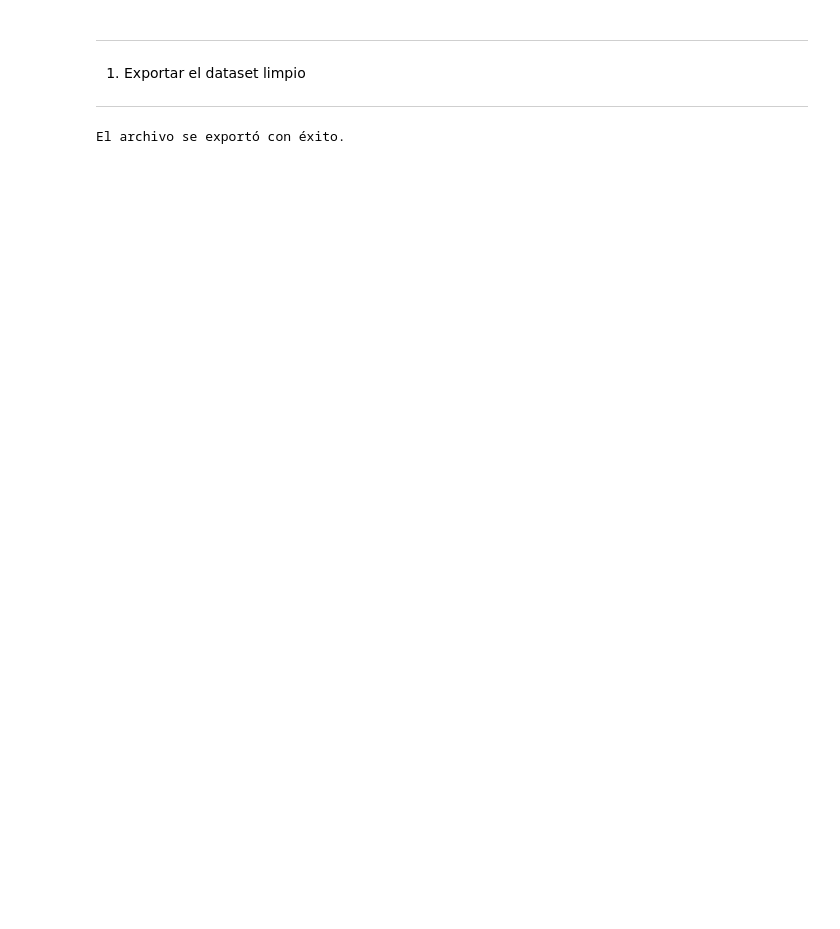
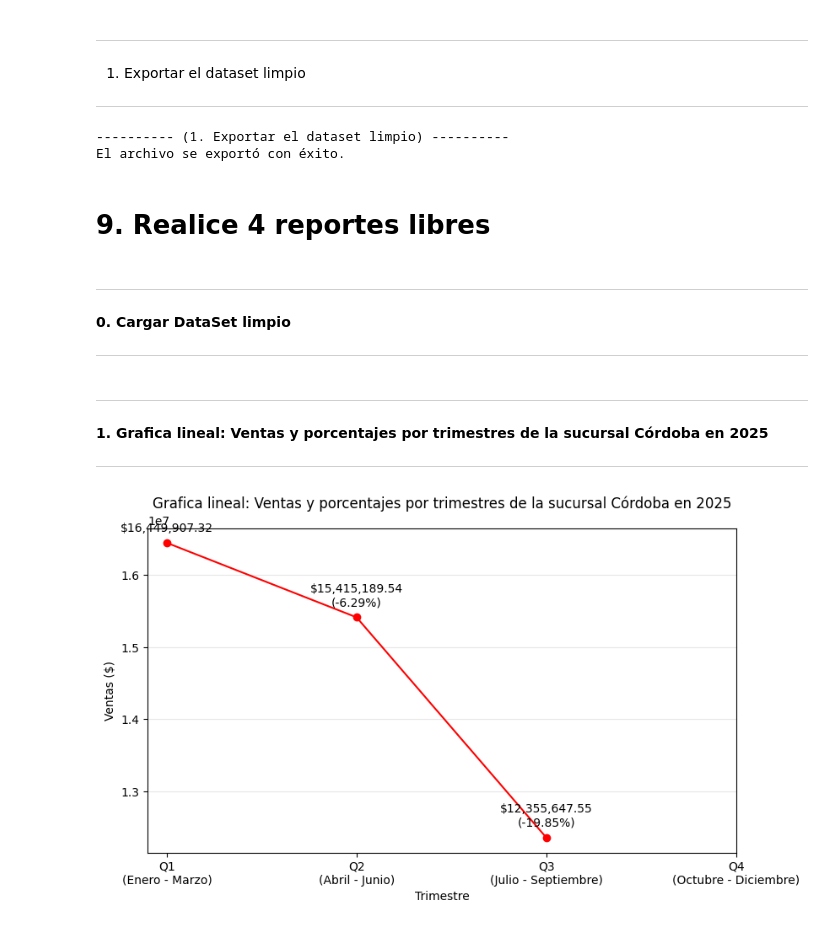
Before and after one commit to IlianRodriguez/Topicos-especiales-II, a Jupyter notebook: Laboratorios/Laboratorio2/Laboratorio2_IlianRodriguez.ipynb, the cells around one changed output. Cells and saved outputs as stored; diff of their text form; code cells hidden in the pictures; blank space fills up the shorter version.

Commit message:
Finalizacion del Laboratorio2

```diff
--- a/Laboratorios/Laboratorio2/Laboratorio2_IlianRodriguez.ipynb
+++ b/Laboratorios/Laboratorio2/Laboratorio2_IlianRodriguez.ipynb
@@ -847,10 +874,58 @@ Valores negativos en total_venta: 0
 
 ---
 # %%
+print("---------- (1. Exportar el dataset limpio) ----------")
 try:
     df.to_csv("retail_ferreteria_limpio.csv", index=False, encoding="utf-8-sig")
     print("El archivo se exportó con éxito.")
 except Exception as e:
     print(f"Error al exportar el archivo: {e}")
 # %% [output]
+---------- (1. Exportar el dataset limpio) ----------
 El archivo se exportó con éxito.
+# %% [markdown]
+# **9.	Realice 4 reportes libres**
+# %% [markdown]
+---
+
+**0. Cargar DataSet limpio**
+
+---
+# %%
+import pandas as pd
+import matplotlib.pyplot as plt
+url = "https://github.com/IlianRodriguez/Topicos-especiales-II/raw/refs/heads/main/Laboratorios/Laboratorio2/retail_ferreteria_limpio.csv"
+df = pd.read_csv(url, encoding="utf-8-sig")
+# %% [markdown]
+---
+
+**1. Grafica lineal: Ventas y porcentajes por trimestres de la sucursal Córdoba en 2025**
+
+---
+# %%
+df["fecha_hora"] = pd.to_datetime(df["fecha_hora"])#to_datetime: convertir fecha de object a datetime.
+
+Cordoba2025 = df[(df["sucursal"] == "Sucursal Córdoba") & (df["fecha_hora"].dt.year == 2025)]#filtro sucursal cordoba y 2025
+ventasTrimestrales = Cordoba2025.groupby(Cordoba2025["fecha_hora"].dt.quarter)["total_venta"].sum()#quarter: divide el anio en trimestres.
+variacion = ventasTrimestrales.pct_change() * 100#pct_change: calcula la diferencia porcentual de valores sin contar el primero.
+
+#Grafica
+plt.figure(figsize=(9, 5))
+plt.plot(ventasTrimestrales.index, ventasTrimestrales.values, marker="o", color="red")
+
+for q, venta in ventasTrimestrales.items():
+    texto = f"${venta:,.2f}"
+
+    if q > 1:
+        texto += f"\n({variacion[q]:+.2f}%)"
+
+    plt.annotate(texto, (q, venta), xytext=(0, 10), textcoords="offset points", ha="center")
+
+plt.title("Grafica lineal: Ventas y porcentajes por trimestres de la sucursal Córdoba en 2025")
+plt.xlabel("Trimestre")
+plt.ylabel("Ventas ($)")
+plt.xticks([1, 2, 3, 4],["Q1\n(Enero - Marzo)", "Q2\n(Abril - Junio)", "Q3\n(Julio - Septiembre)", "Q4\n(Octubre - Diciembre)"])
+plt.grid(axis="y", alpha=0.3)
+plt.show()
+# %% [output]
+[figure, added]
```
Also changed, not shown: parts of 17 cells of this notebook.
